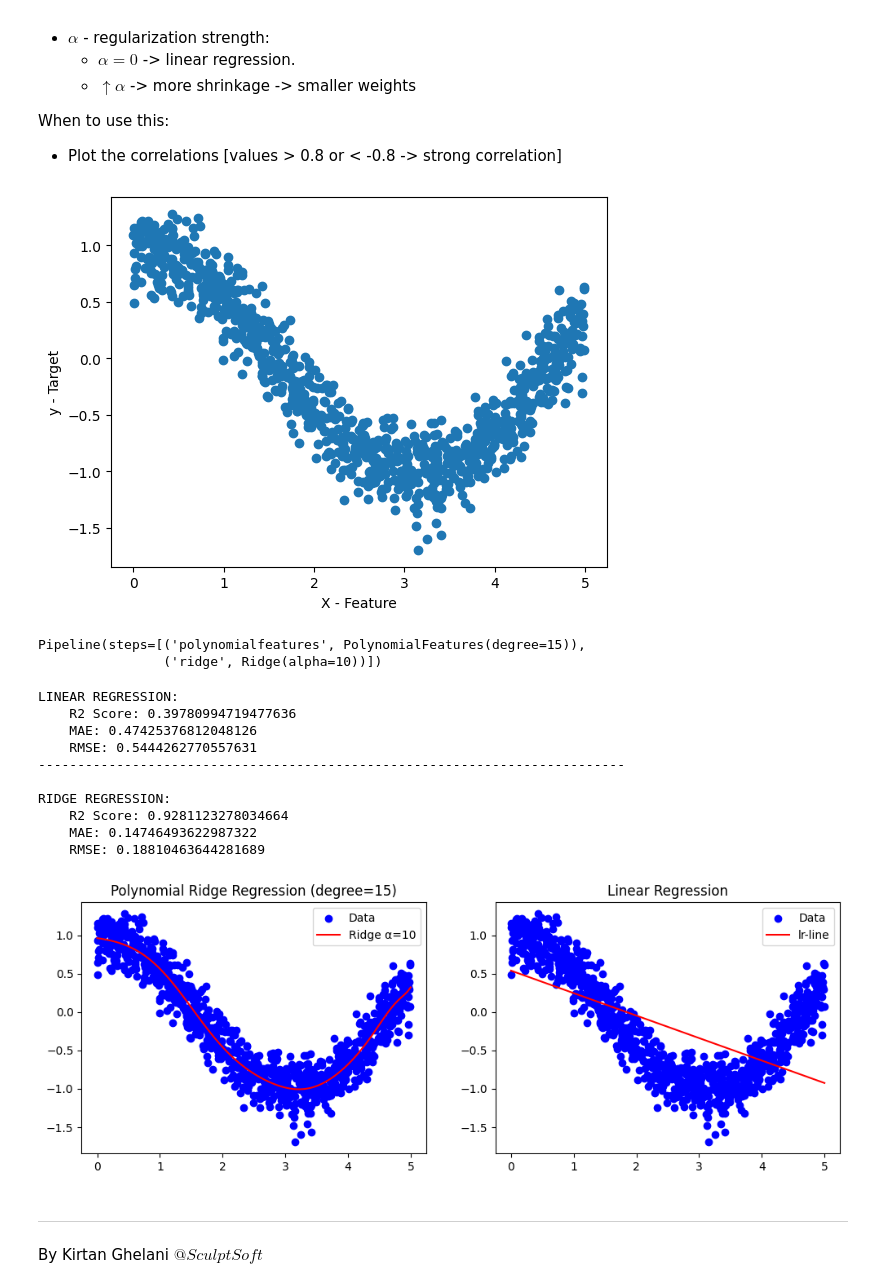
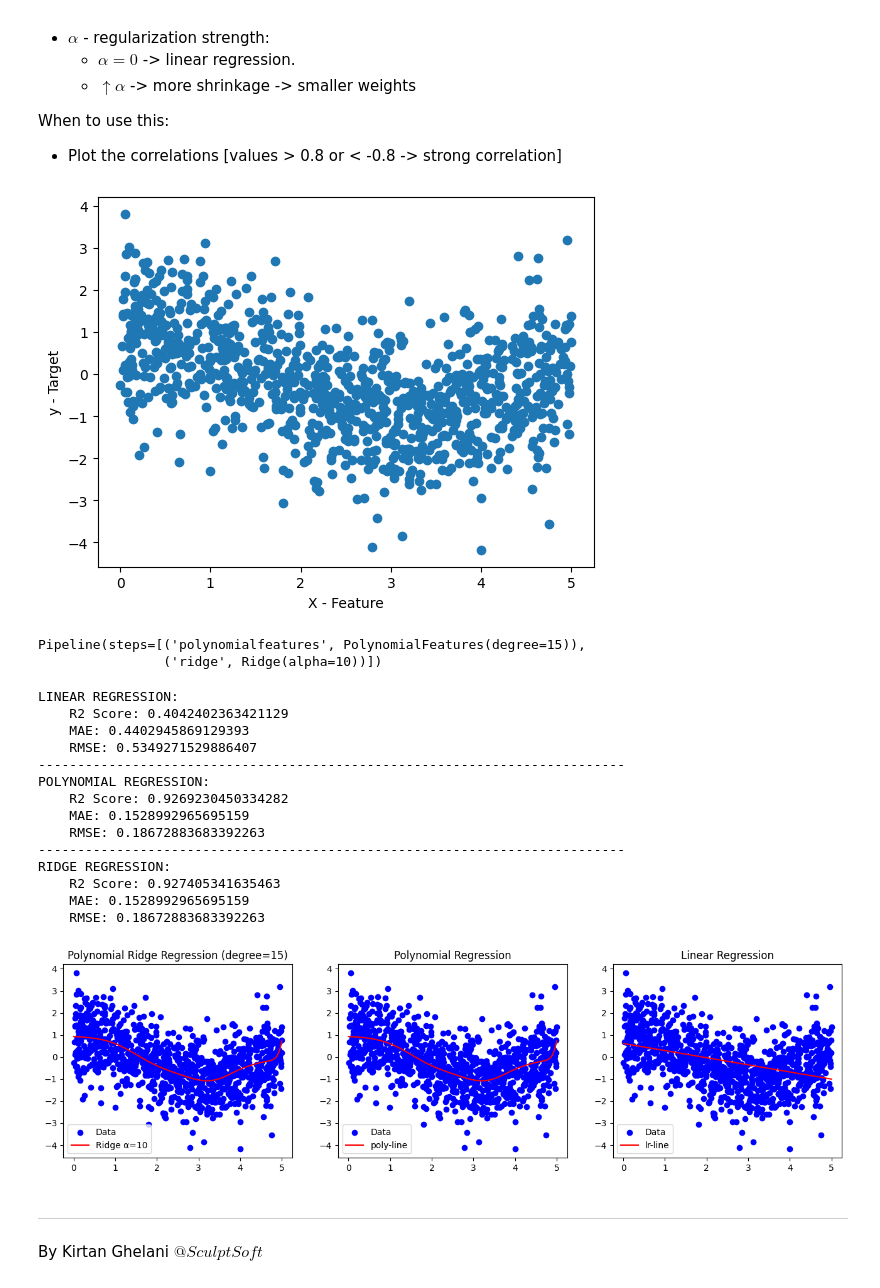
Before and after one commit to ghelanikirtan/Training-Tasks---SculptSoft, a Jupyter notebook: 12JUNE2025/polynomial_and_ridge_regression.ipynb, the cells around one changed output. Drawn from its saved outputs; the diff is of its cells as text; code cells hidden in the pictures.

Commit message:
Task [12th June 2025]: Regression Models [Linear, Polynomial, and Ridge Regression] | status: complete.

```diff
--- a/12JUNE2025/polynomial_and_ridge_regression.ipynb
+++ b/12JUNE2025/polynomial_and_ridge_regression.ipynb
@@ -101,14 +101,14 @@ When to use this:
 - Plot the correlations [values > 0.8 or < -0.8 -> strong correlation]
 # %%
 X = np.sort(5 * np.random.rand(1000, 1), axis=0)
-y = np.cos(X).ravel() + np.random.normal(0, 0.2, X.shape[0])
+y = np.cos(X).ravel() + np.random.normal(0, 1, X.shape[0])
 # %%
 plt.scatter(X, y)
 plt.xlabel('X - Feature')
 plt.ylabel('y - Target')
 plt.show()
 # %% [output]
-[figure, old version]
+[figure, new version]
 # %%
 # X_train, X_test, y_train, y_test = train_test_split(X, y, test_size=0.2, random_state=100)
 # %%
@@ -122,9 +122,14 @@ pipe = make_pipeline(
     Ridge(alpha=ALPHA)
 )
 
+poly_pipe = make_pipeline(
+    PolynomialFeatures(DEGREE),
+    LinearRegression()
+)
 slr = LinearRegression()
 # %%
 slr.fit(X, y)
+poly_pipe.fit(X,y)
 pipe.fit(X, y)
 # %% [output]
 Pipeline(steps=[('polynomialfeatures', PolynomialFeatures(degree=15)),
@@ -133,6 +138,7 @@ Pipeline(steps=[('polynomialfeatures', PolynomialFeatures(degree=15)),
 X_test = np.linspace(0, 5, 100).reshape(-1, 1)
 y_test = np.cos(X_test).ravel() + np.random.normal(0, 0.2, X_test.shape[0])
 y_pred = pipe.predict(X_test)
+y_pred_poly = pipe.predict(X_test)
 y_pred_slr = slr.predict(X_test)
 # %%
 print(f"""LINEAR REGRESSION:
@@ -140,37 +146,50 @@ print(f"""LINEAR REGRESSION:
     MAE: {mean_absolute_error(y_test, y_pred_slr)}
     RMSE: {mean_squared_error(y_test, y_pred_slr)**0.5}
 {'-'*75}""")
-print(f"""
-RIDGE REGRESSION:
+print(f"""POLYNOMIAL REGRESSION:
+    R2 Score: {poly_pipe.score(X_test, y_test)}
+    MAE: {mean_absolute_error(y_test, y_pred_poly)}
+    RMSE: {mean_squared_error(y_test, y_pred_poly)**0.5}
+{'-'*75}""")
+print(f"""RIDGE REGRESSION:
     R2 Score: {pipe.score(X_test, y_test)}
     MAE: {mean_absolute_error(y_test, y_pred)}
     RMSE: {mean_squared_error(y_test, y_pred)**0.5}""")
 # %% [output]
 LINEAR REGRESSION:
-    R2 Score: 0.39780994719477636
-    MAE: 0.47425376812048126
-    RMSE: 0.5444262770557631
+    R2 Score: 0.4042402363421129
+    MAE: 0.4402945869129393
+    RMSE: 0.5349271529886407
 ---------------------------------------------------------------------------
-
+POLYNOMIAL REGRESSION:
+    R2 Score: 0.9269230450334282
+    MAE: 0.1528992965695159
+    RMSE: 0.18672883683392263
+---------------------------------------------------------------------------
 RIDGE REGRESSION:
-    R2 Score: 0.9281123278034664
-    MAE: 0.14746493622987322
-    RMSE: 0.18810463644281689
+    R2 Score: 0.927405341635463
+    MAE: 0.1528992965695159
+    RMSE: 0.18672883683392263
 # %%
-fig, axes = plt.subplots(nrows=1, ncols=2, figsize=(12,4))
+fig, axes = plt.subplots(nrows=1, ncols=3, figsize=(16,4))
 axes[0].scatter(X, y, color='blue', label='Data')
 axes[0].plot(X_test, y_pred, color='red', label=f'Ridge α={ALPHA}')
 axes[0].legend()
 axes[0].set_title(f'Polynomial Ridge Regression (degree={DEGREE})')
 # plt.show()
 
 axes[1].scatter(X, y, color='blue', label='Data')
-axes[1].plot(X_test, y_pred_slr, color='red', label=f'lr-line')
+axes[1].plot(X_test, y_pred_poly, color='red', label=f'poly-line')
 axes[1].legend()
-axes[1].set_title(f'Linear Regression')
+axes[1].set_title(f'Polynomial Regression')
+
+axes[2].scatter(X, y, color='blue', label='Data')
+axes[2].plot(X_test, y_pred_slr, color='red', label=f'lr-line')
+axes[2].legend()
+axes[2].set_title(f'Linear Regression')
 plt.show()
 # %% [output]
-[figure, old version]
+[figure, new version]
 # %% [markdown]
 ---
 By Kirtan Ghelani $@SculptSoft$
```
